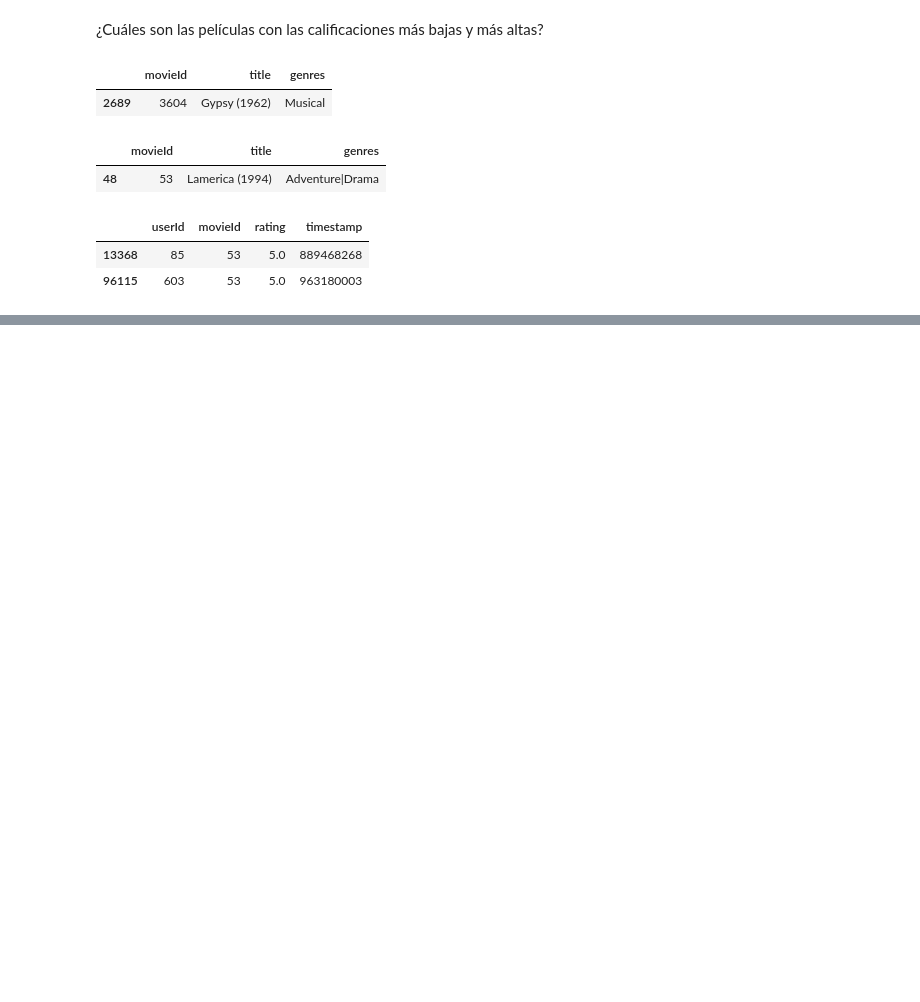
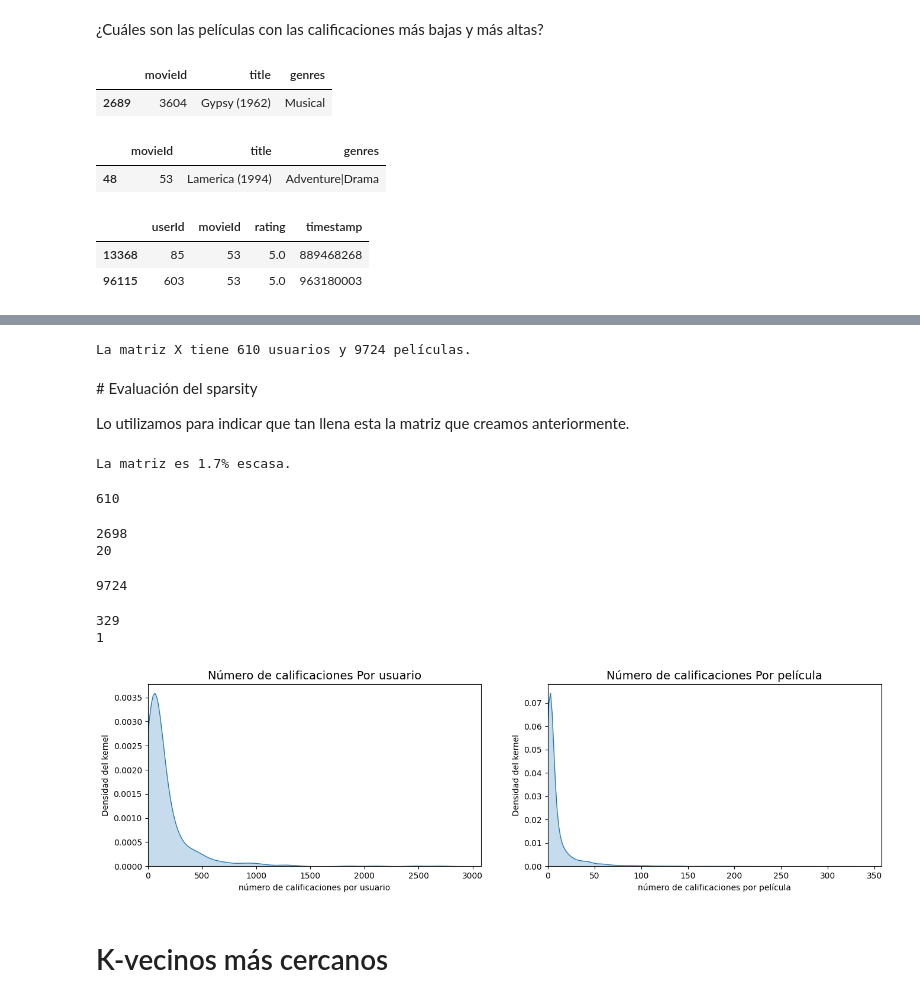
Before and after one commit to juancfaz/RecomendationMovieSystem, a Jupyter notebook: RecomendationSystem.ipynb, the cells around one changed output, grey strips where cells are left out. Drawn from its saved outputs; the diff is of its cells as text; code cells hidden in the pictures; blank space fills up the shorter version.

```diff
--- a/RecomendationSystem.ipynb
+++ b/RecomendationSystem.ipynb
@@ -127,0 +308,77 @@ ratings[ratings['movieId'] == highest_rated]
+# %%
+from scipy.sparse import csr_matrix
+
+def make_matrix(df):
+    M = df['userId'].nunique()
+    N = df['movieId'].nunique()
+
+    user_mapper = dict(zip(np.unique(df["userId"]), list(range(M))))
+    movie_mapper = dict(zip(np.unique(df["movieId"]), list(range(N))))
+
+    user_inv_mapper = dict(zip(list(range(M)), np.unique(df["userId"])))
+    movie_inv_mapper = dict(zip(list(range(N)), np.unique(df["movieId"])))
+
+    user_index = [user_mapper[i] for i in df['userId']]
+    item_index = [movie_mapper[i] for i in df['movieId']]
+
+    X = csr_matrix((df["rating"], (user_index, item_index)), shape=(M, N))
+
+    return X, user_mapper, movie_mapper, user_inv_mapper, movie_inv_mapper
+
+X, user_mapper, movie_mapper, user_inv_mapper, movie_inv_mapper = make_matrix(ratings)
+# %%
+print(f"La matriz X tiene {X.shape[0]} usuarios y {X.shape[1]} películas.")
+# %% [output]
+La matriz X tiene 610 usuarios y 9724 películas.
+# %% [markdown]
+# Evaluación del sparsity
+
+Lo utilizamos para indicar que tan llena esta la matriz que creamos anteriormente.
+# %%
+n_total = X.shape[0] * X.shape[1]
+n_ratings = X.nnz
+sparsity = n_ratings / n_total
+print(f"La matriz es {round(sparsity*100,2)}% escasa.")
+# %% [output]
+La matriz es 1.7% escasa.
+# %%
+n_ratings_per_user = X.getnnz(axis=1)
+len(n_ratings_per_user)
+# %% [output]
+610
+# %%
+print(f"{n_ratings_per_user.max()}")
+print(f"{n_ratings_per_user.min()}")
+# %% [output]
+2698
+20
+# %%
+n_ratings_per_movie = X.getnnz(axis=0)
+len(n_ratings_per_movie)
+# %% [output]
+9724
+# %%
+print(f"{n_ratings_per_movie.max()}")
+print(f"{n_ratings_per_movie.min()}")
+# %% [output]
+329
+1
+# %%
+plt.figure(figsize=(16,4))
+plt.subplot(1,2,1)
+sns.kdeplot(n_ratings_per_user, fill=True)
+plt.xlim(0)
+plt.title("Número de calificaciones Por usuario", fontsize=14)
+plt.xlabel("número de calificaciones por usuario")
+plt.ylabel("Densidad del kernel")
+plt.subplot(1,2,2)
+sns.kdeplot(n_ratings_per_movie, fill=True)
+plt.xlim(0)
+plt.title("Número de calificaciones Por película", fontsize=14)
+plt.xlabel("número de calificaciones por película")
+plt.ylabel("Densidad del kernel")
+plt.show()
+# %% [output]
+[figure, added]
+# %% [markdown]
+# K-vecinos más cercanos
```
Also changed, not shown: parts of 48 cells of this notebook, 1 other file.
